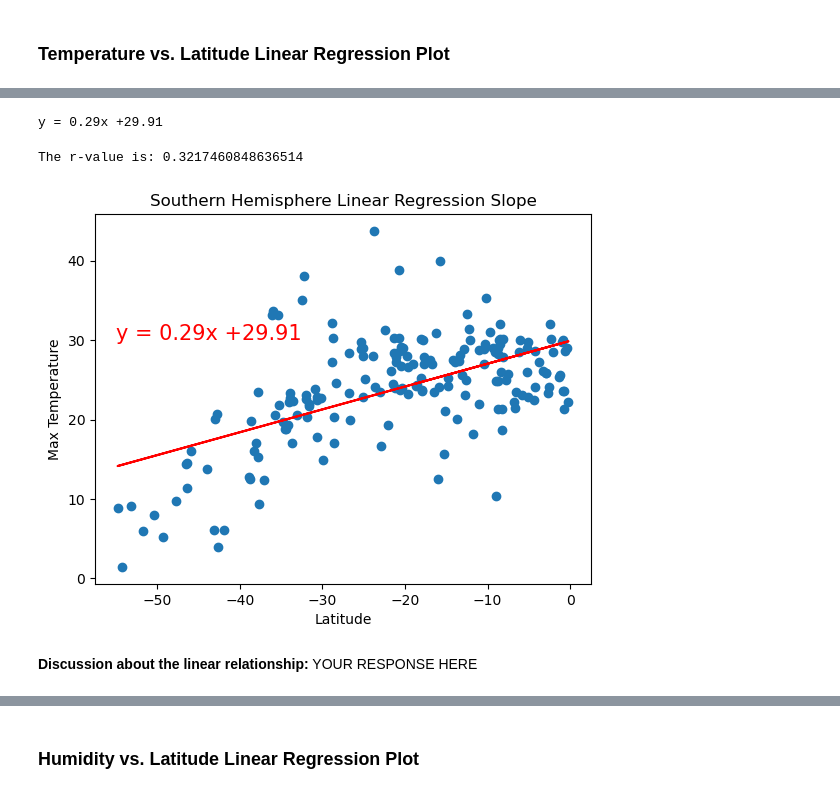
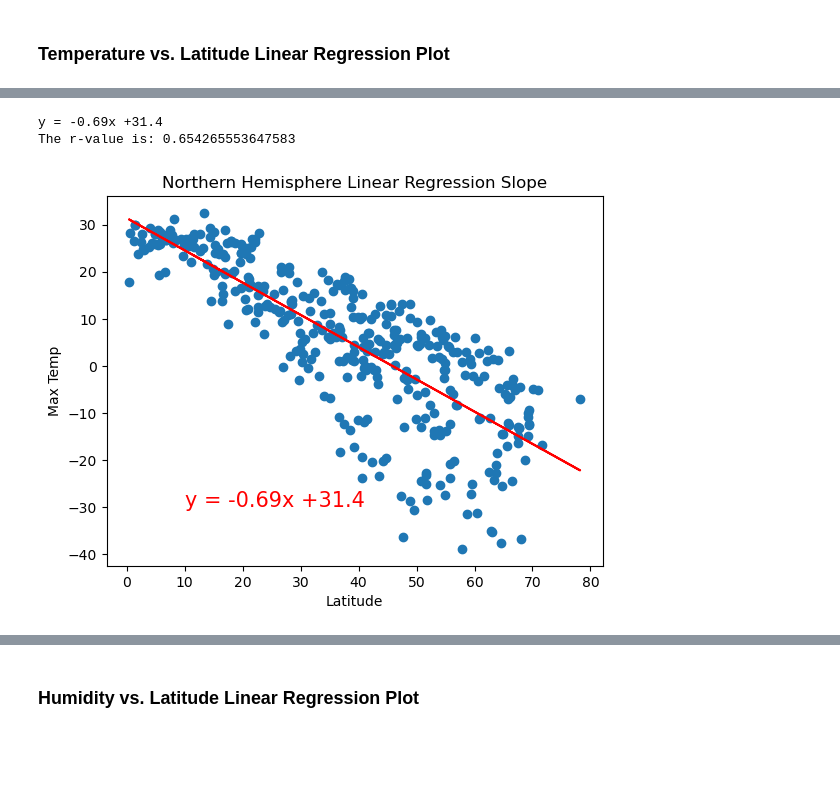
Before and after one commit to AlanBigData/python-api-challenge, a Jupyter notebook: api_prj_files/WeatherPy-alan2.ipynb, the cells around one changed output, grey strips where cells are left out. Saved outputs shown, nothing was run; the diff lists cells and outputs as text; code cells hidden in the pictures; blank space fills up the shorter version.

```diff
--- a/api_prj_files/WeatherPy-alan2.ipynb
+++ b/api_prj_files/WeatherPy-alan2.ipynb
@@ -318,7 +305,7 @@ plt.show()
 # %%
 #Function to create Linear Plots
 # Create Plot
-def liner_regression_plts(x_values, y_values, y_lables):
+def liner_regression_plts(x_values, y_values, y_label, annotation_coords=(10, -30),title=""):
     # Calculate linear regression values
     (slope, intercept, rvalue, pvalue, stderr) = stats.linregress(x_values, y_values)
     # Get regression values
@@ -327,11 +314,19 @@ def liner_regression_plts(x_values, y_values, y_lables):
     # Create scatter plot
     plt.scatter(x_values, y_values, label='Data points')
 
+    #Line Equasion
+    line_eq = "y = " + str(round(slope,2)) + "x +" + str(round(intercept,2))
+    print(line_eq)
+
     # Create regression line plot
     plt.plot(x_values, regress_values, color='red', label='Linear Regression')
+    plt.title(title)
+    plt.xlabel("Latitude")
+    plt.ylabel(y_label)
+    plt.annotate(line_eq, annotation_coords, fontsize=15, color="red")
 
-    plt.xlabel("Latitude")
-    plt.ylabel(y_lables)
+    # Print r value
+    print(f"The r-value is: {rvalue**2}")
 
     # Show the plot
     plt.show()
@@ -460,31 +376,6 @@ Name: Lat, Length: 186, dtype: float64
-# %%
-# Create Southern HF line equation string
-line_eq = "y = " + str(round(slope,2)) + "x +" + str(round(intercept,2))
-print(line_eq)
-# %% [output]
-y = 0.29x +29.91
-# %%
-# Linear regression on Southern Hemisphere
-# Create Plot
-x_values = southern_hemi_df["Lat"]
-y_values = southern_hemi_df["Max Temp"]
-(slope, intercept, rvalue, pvalue, stderr) = stats.linregress(x_values, y_values)
-plt.scatter(x_values,y_values)
-plt.plot(x_values,regress_values,"r-")
-
-# Label plot and annotate the line equation
-plt.title("Southern Hemisphere Linear Regression Slope")
-plt.xlabel('Latitude')
-plt.ylabel('Max Temperature')
-plt.annotate(line_eq,(-55,30),fontsize=15,color="red")
-
-# Print r value
-print(f"The r-value is: {rvalue**2}")
-
-# Show plot
-plt.show()
-# %% [output]
-The r-value is: 0.3217460848636514
-[figure, removed]
-# %% [markdown]
-**Discussion about the linear relationship:** YOUR RESPONSE HERE
+# %%
+liner_regression_plts(northern_hemi_df['Lat'], northern_hemi_df['Max Temp'], "Max Temp", (10, -30),"Northern Hemisphere Linear Regression Slope")
+# %% [output]
+y = -0.69x +31.4
+The r-value is: 0.654265553647583
+[figure, added]
```
Also changed, not shown: parts of 40 cells of this notebook.
